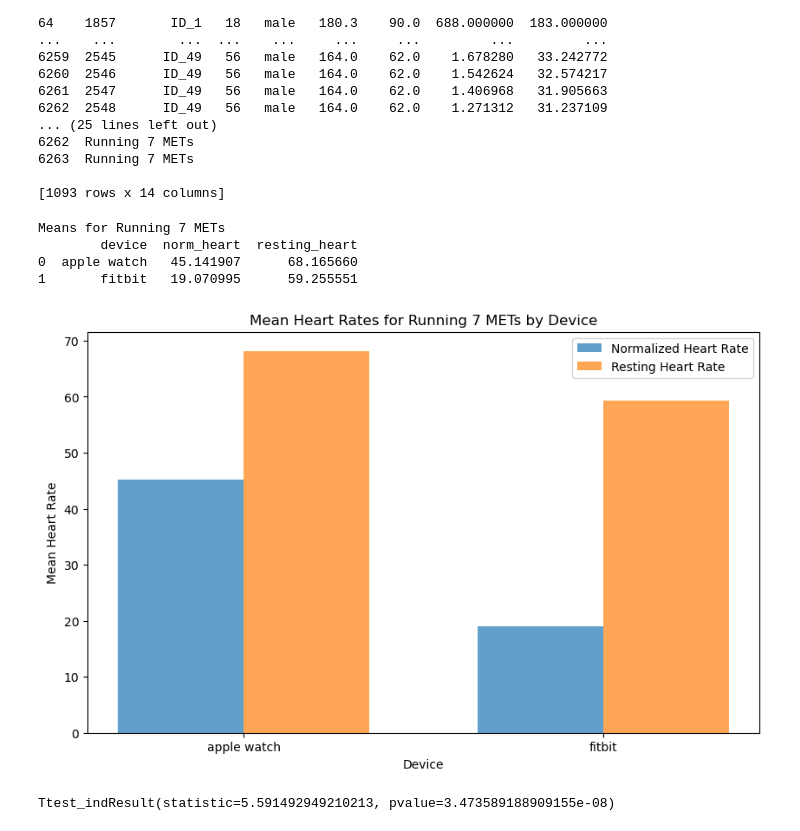
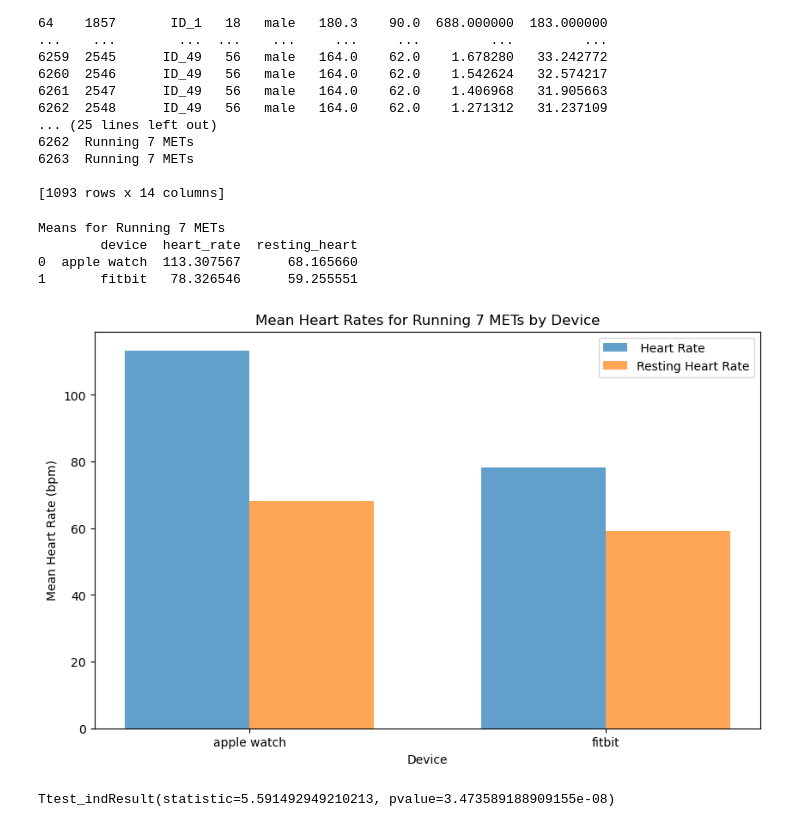
Before and after one commit to caitepley/Group1-Project1, a Jupyter notebook: main_aw.ipynb, the cells around one changed output. Drawn from its saved outputs; the diff is of its cells as text; code cells hidden in the pictures.

```diff
--- a/main_aw.ipynb
+++ b/main_aw.ipynb
@@ -205,9 +205,9 @@ Activity: Running 7 METs
 #Calculating heart rate means by activity = Running 7 METs
 grouped_device_df = run7_df.groupby('device')
 
-# Calculate the mean of 'norm_heart' and 'resting_heart' for each device
+# Calculate the mean of 'heart_rate' and 'resting_heart' for each device
 means_run7_df = grouped_device_df.agg({
-    'norm_heart': 'mean',
+    'heart_rate': 'mean',
     'resting_heart': 'mean'
 }).reset_index()
 
@@ -216,26 +216,26 @@ print('Means for Running 7 METs')
 print(means_run7_df)
 # %% [output]
 Means for Running 7 METs
-        device  norm_heart  resting_heart
-0  apple watch   45.141907      68.165660
-1       fitbit   19.070995      59.255551
+        device  heart_rate  resting_heart
+0  apple watch  113.307567      68.165660
+1       fitbit   78.326546      59.255551
 # %%
 # Grouped bar chart for mean heart rates by device
 bar_width = 0.35
 index = np.arange(len(means_run7_df['device']))
 
 plt.figure(figsize=(10, 6))
-plt.bar(index, means_run7_df['norm_heart'], width=bar_width, label='Normalized Heart Rate', alpha=0.7)
+plt.bar(index, means_run7_df['heart_rate'], width=bar_width, label=' Heart Rate', alpha=0.7)
 plt.bar(index + bar_width, means_run7_df['resting_heart'], width=bar_width, label='Resting Heart Rate', alpha=0.7)
 
 plt.xlabel('Device')
-plt.ylabel('Mean Heart Rate')
+plt.ylabel('Mean Heart Rate (bpm)')
 plt.title('Mean Heart Rates for Running 7 METs by Device')
 plt.xticks(index + bar_width / 2, means_run7_df['device'])
 plt.legend()
 plt.show()
 # %% [output]
-[figure, old version]
+[figure, new version]
 # %%
 #Ttest
 df_aw = run7_df[run7_df['device']=='apple watch']
```
Also changed, not shown: parts of 9 cells of this notebook.
